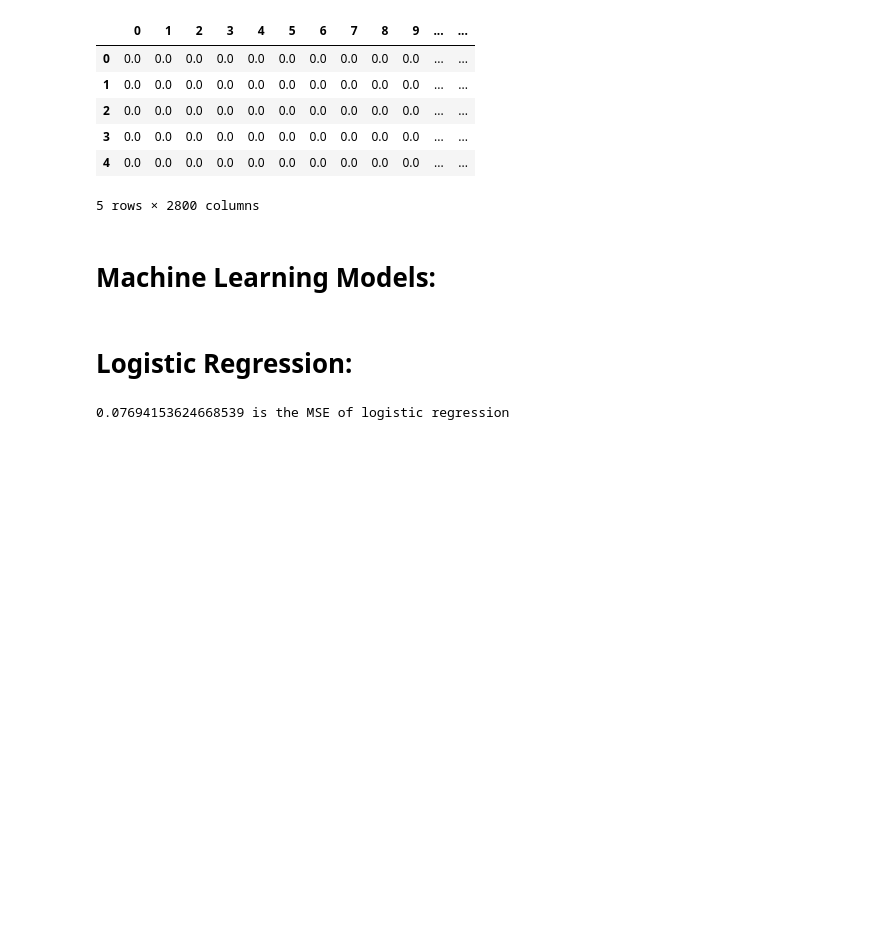
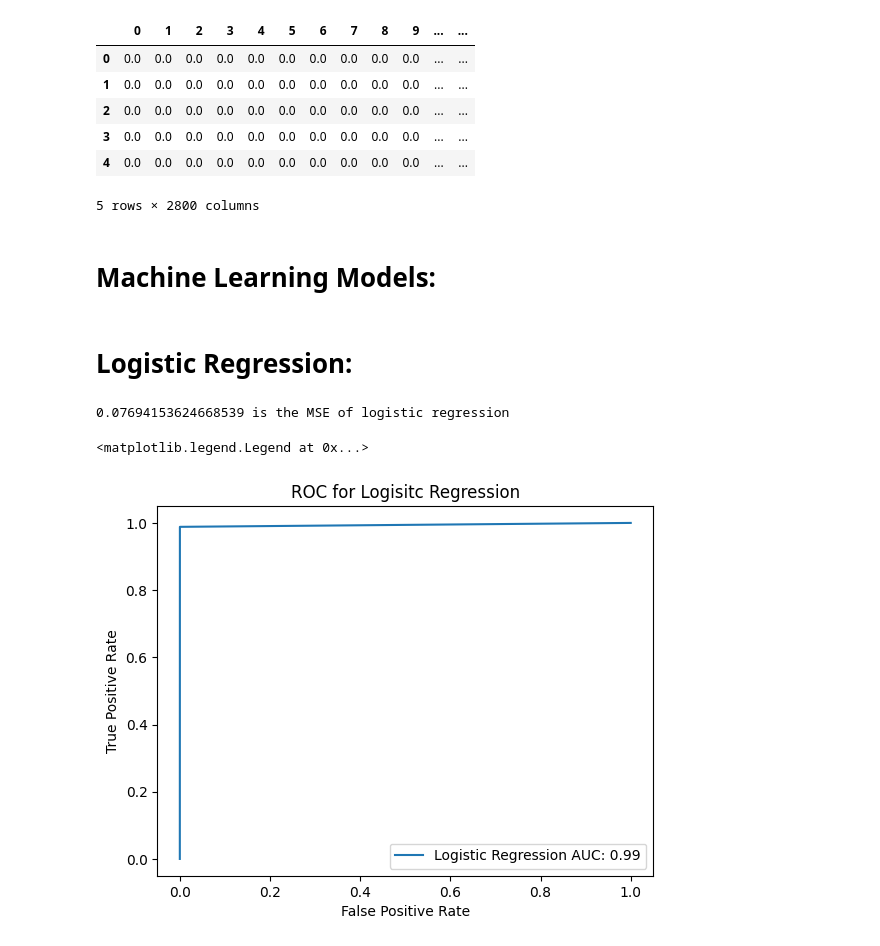
Before and after one commit to AlphauroraE/ML_Forensic_Data, a Jupyter notebook: HW5.ipynb, the cells around one changed output. Saved outputs shown, nothing was run; the diff lists cells and outputs as text; code cells hidden in the pictures; blank space fills up the shorter version.

Commit message:
Created ROC Plot for Logistic Regression. Found AUC. Added pyplot library.

```diff
--- a/HW5.ipynb
+++ b/HW5.ipynb
@@ -99,3 +99,22 @@ error = mean_squared_error(logReg_yhat_numRep,resp_test_numRep,squared=False)
 print(f"{error} is the MSE of logistic regression")
 # %% [output]
 0.07694153624668539 is the MSE of logistic regression
+# %%
+# Code adapted from knn_svm_python.ipynb
+# Create an ROC curve for Logistic Regression
+from sklearn.metrics import roc_curve, auc
+
+# metrics for logistic regression
+fpr_log, tpr_log, _ = roc_curve(resp_test_numRep, logReg_yhat_numRep)
+auc_log = auc(fpr_log, tpr_log)
+
+# plot the info
+plt.plot(fpr_log, tpr_log, label='Logistic Regression AUC: {0:0.2f}'.format(auc_log))
+
+plt.xlabel('False Positive Rate')
+plt.ylabel('True Positive Rate')
+plt.title('ROC for Logisitc Regression')
+plt.legend(loc='lower right')
+# %% [output]
+<matplotlib.legend.Legend at 0x...>
+[figure, added]
```
Also changed, not shown: parts of 1 cell of this notebook.
